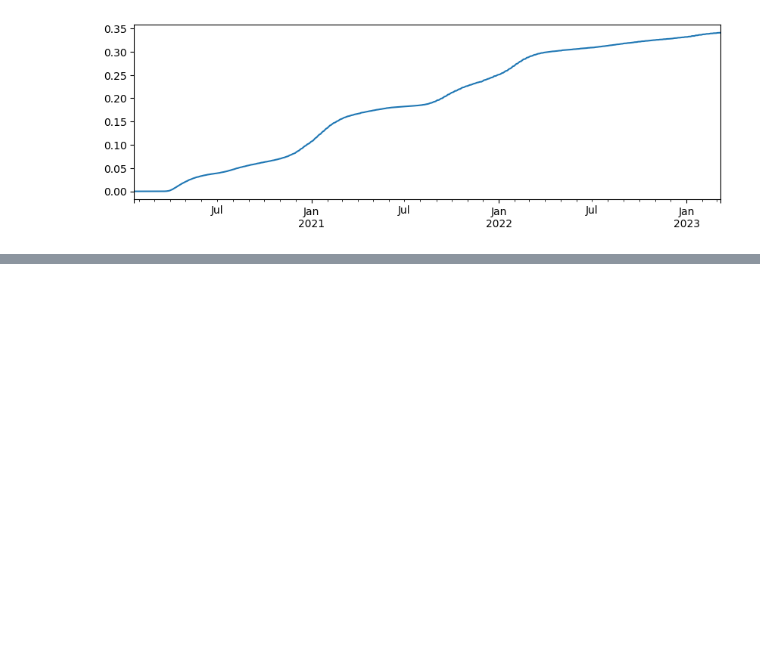
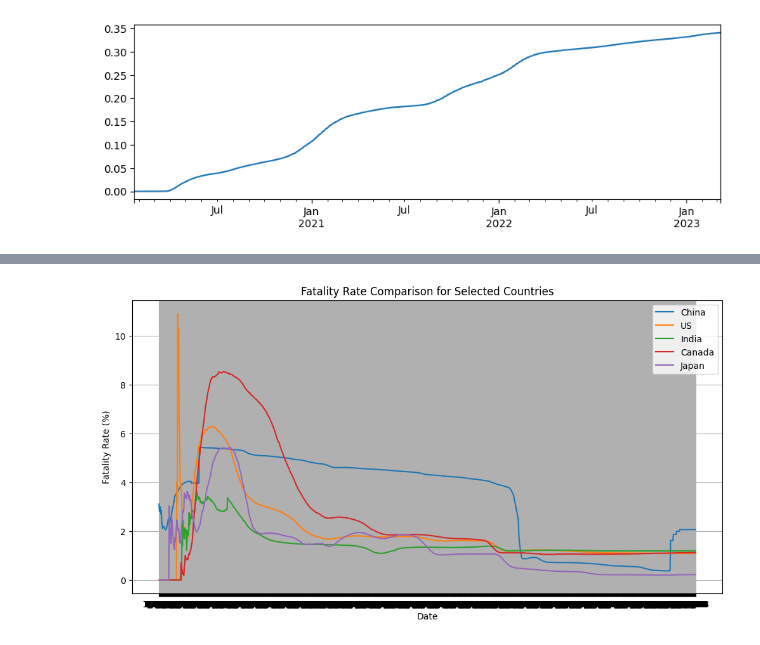
Before and after one commit to bupt-zhangleihan/assignment-1-fundamentals-of-git-laizi1688, a Jupyter notebook: 07.ipynb, the cells around one changed output, grey strips where cells are left out. Saved outputs shown, nothing was run; the diff lists cells and outputs as text; code cells hidden in the pictures; blank space fills up the shorter version.

```diff
--- a/07.ipynb
+++ b/07.ipynb
@@ -104,0 +161,19 @@ plt.show()
+# %%
+plt.figure(figsize=(12, 6))
+
+for country in countries_list:
+    infected_country = infected_df[infected_df["Country/Region"] == country].iloc[:, 4:].sum()
+    deaths_country = deaths_df[deaths_df["Country/Region"] == country].iloc[:, 4:].sum()
+
+    fatality_rate = deaths_country / infected_country * 100
+
+    plt.plot(fatality_rate, label=country)
+
+plt.title('Fatality Rate Comparison for Selected Countries')
+plt.xlabel('Date')
+plt.ylabel('Fatality Rate (%)')
+plt.legend()
+plt.grid(True)
+plt.show()
+# %% [output]
+[figure, added]
```
Also changed, not shown: parts of 2 cells of this notebook, 1 other file.
